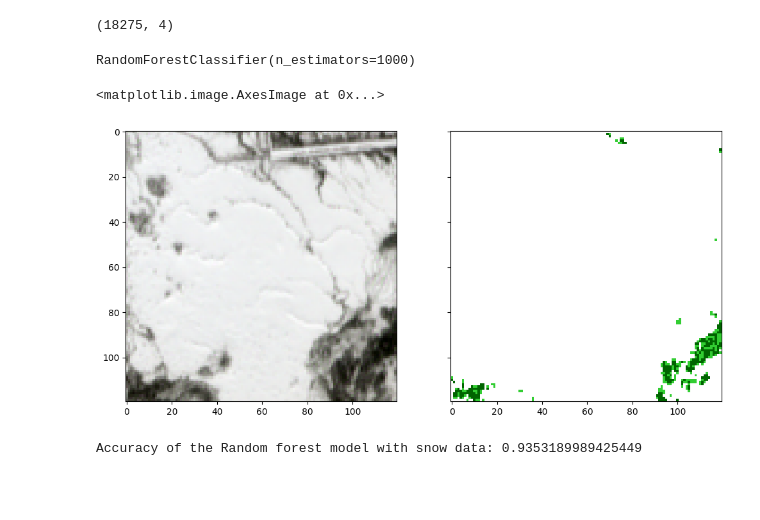
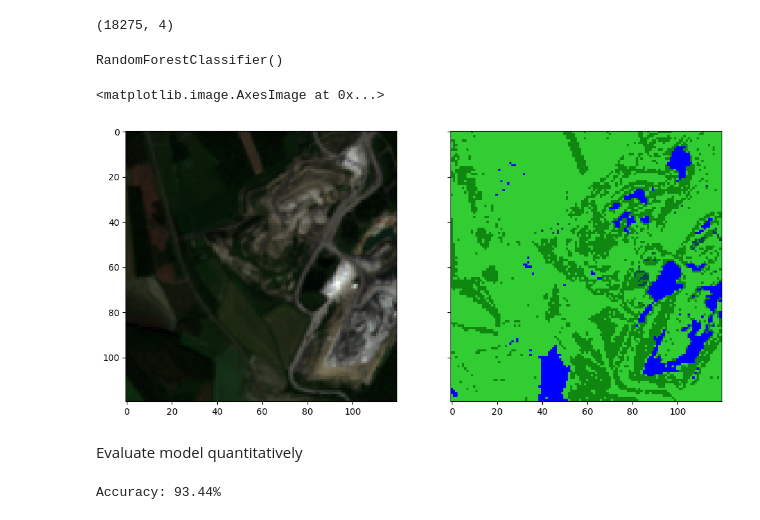
Before and after one commit to osca-mwongera/HfT, a Jupyter notebook: PG1/PRS/classification/lulc_ml/lulc_ml.ipynb, the cells around one changed output. Cells and saved outputs as stored; diff of their text form; code cells hidden in the pictures; blank space fills up the shorter version.

```diff
--- a/PG1/PRS/classification/lulc_ml/lulc_ml.ipynb
+++ b/PG1/PRS/classification/lulc_ml/lulc_ml.ipynb
@@ -630,46 +610,42 @@ snow_area.shape
 (18275, 4)
 # %%
 # compile input data for all the 4 classes
-X_4_data = np.concatenate([new_grassland_area, new_forest_area, new_water_area, snow_area], axis = 0)
-y_4_data = np.hstack([np.zeros(len(new_grassland_area)), np.ones(len(new_forest_area)), np.ones(len(new_water_area))*2, np.ones(len(snow_area))*3])
+X_data = np.concatenate([new_grassland_area, new_forest_area, new_water_area, snow_area], axis = 0)
+y_data = np.hstack([np.zeros(len(new_grassland_area)), np.ones(len(new_forest_area)), np.ones(len(new_water_area))*2, np.ones(len(snow_area))*3])
 
 # split the entire dataset into a training (70%) and remain (30%) split; the remain fraction will be split into validation (50%) and test (50%)
-X_4_train, X_4_remain, y_4_train, y_4_remain = train_test_split(X_4_data, y_4_data, train_size=0.7, shuffle=True, random_state=42, stratify=y_4_data)
-X_4_val, X_4_test, y_4_val, y_4_test = train_test_split(X_4_remain, y_4_remain, train_size=0.5, shuffle=True, random_state=42, stratify=y_4_remain)
+X_train, X_remain, y_train, y_remain = train_test_split(X_data, y_data, train_size=0.7, shuffle=True, random_state=42, stratify=y_data)
+X_val, X_test, y_val, y_test = train_test_split(X_remain, y_remain, train_size=0.5, shuffle=True, random_state=42, stratify=y_remain)
 # %%
 # instantiate model, RandomForestClassifier
-model = RandomForestClassifier(n_estimators=1000)
+model = RandomForestClassifier(n_estimators=100)
 
 # train model
-model.fit(X_4_train, y_4_train)
+model.fit(X_train, y_train)
 # %% [output]
-RandomForestClassifier(n_estimators=1000)
+RandomForestClassifier()
 # %%
-# Try out the model
-ix = 655 # Image index
+# Use model
+ix = 26
 pred = model.predict(np.dstack(data[ix]).reshape(-1, 4))
 
 # plot input beside the prediction
 f, ax = plt.subplots(1, 2, sharex=True, sharey=True, figsize=(12, 6))
 
 # plot the prediction
 img = np.dstack([data[ix][0], data[ix][1], data[ix][2]])  # we extract the R, G, B bands for this scene
 img = (img-np.min(img, axis=(0,1)))/(np.max(img, axis=(0,1)) - np.min(img, axis=(0,1)))
 ax[0].imshow(img)
 
-colour_list = ['limegreen', 'darkgreen', 'blue', 'white']
-
-colour_map = LinearSegmentedColormap.from_list("cmap", colour_list)
-
-ax[1].imshow(pred.reshape(120, 120), cmap=colour_map)
+ax[1].imshow(pred.reshape(120, 120), cmap=cmap)
 # %% [output]
 <matplotlib.image.AxesImage at 0x...>
-[figure, old version]
+[figure, new version]
-# %%
-# Qauntitative test of the model
-
-pred = model.predict(X_4_test)
-accuracy = accuracy_score(pred, y_4_test)
-print("Accuracy of the Random forest model with snow data:", accuracy)
-# %% [output]
-Accuracy of the Random forest model with snow data: 0.9353189989425449
+# %% [markdown]
+Evaluate model quantitatively
+# %%
+# Calculate the accuracy of the model (for evaluation purposes)
+accuracy = accuracy_score(pred, y_test)
+print(f"Accuracy: {accuracy * 100:.2f}%")
+# %% [output]
+Accuracy: 93.44%
```
Also changed, not shown: parts of 9 cells of this notebook.
